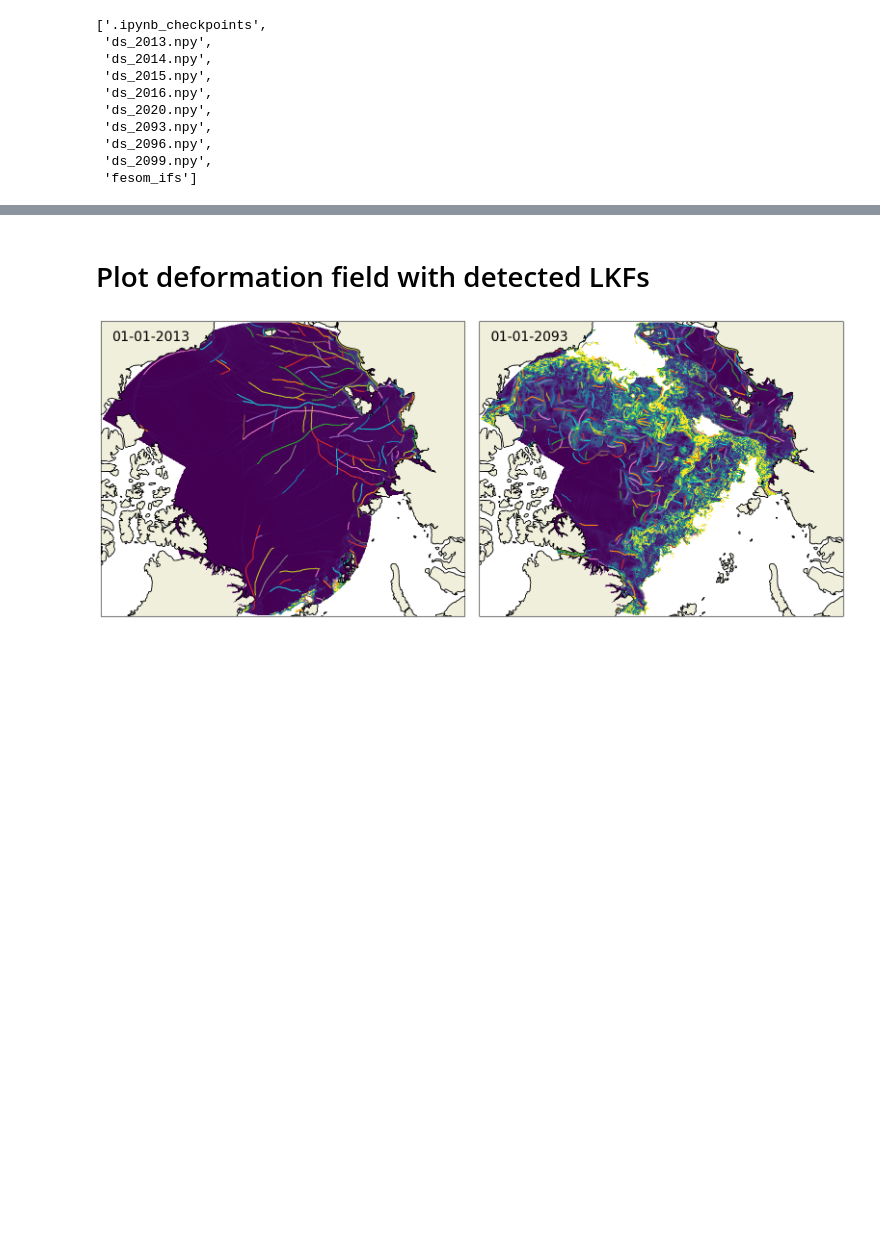
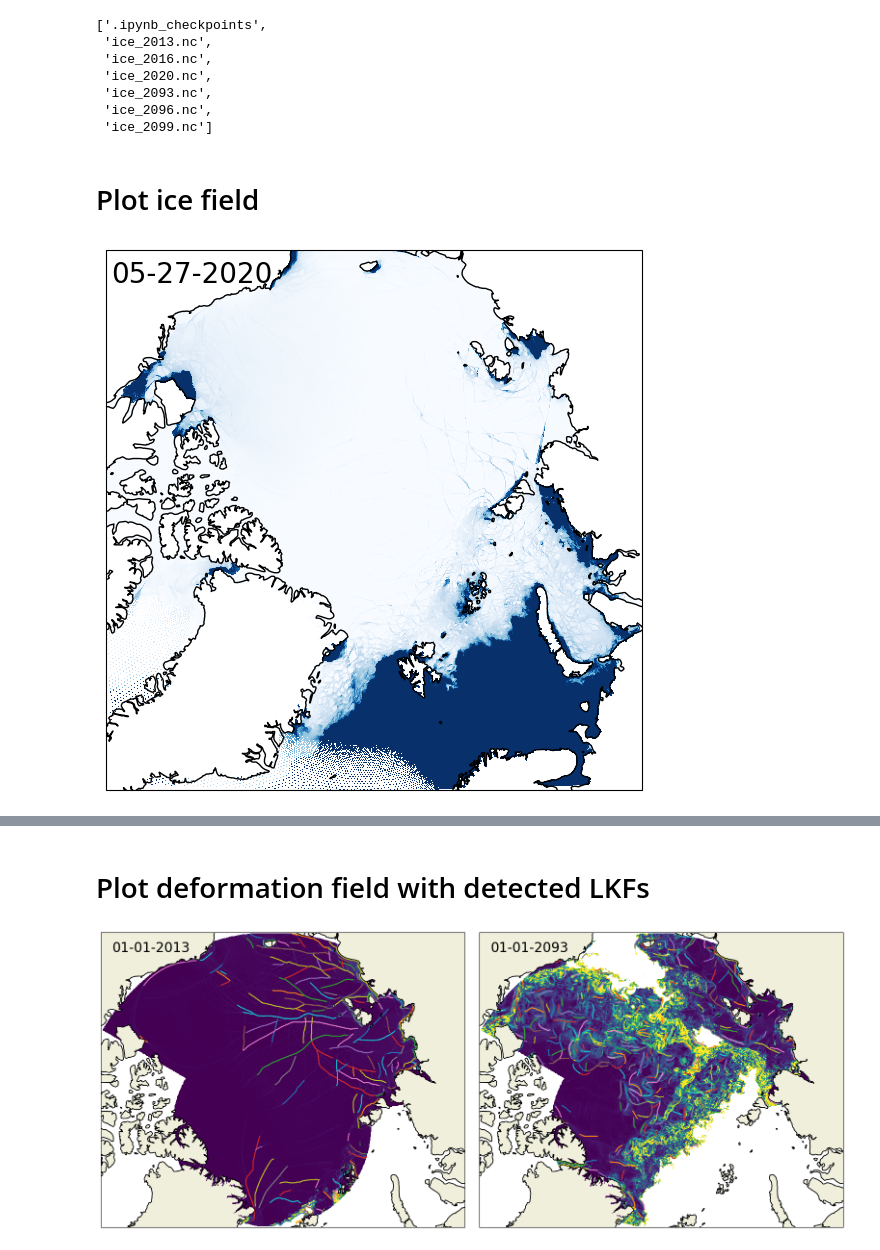
Before and after one commit to jpgaertner/lkf_detection, a Jupyter notebook: plot.ipynb, the cells around one changed output, grey strips where cells are left out. Drawn from its saved outputs; the diff is of its cells as text; code cells hidden in the pictures; blank space fills up the shorter version.

```diff
--- a/plot.ipynb
+++ b/plot.ipynb
@@ -17,17 +17,43 @@ path_ds   = base_path + 'lkf_datasets/daily_data/'
 path_imgs = base_path + 'imgs/'
 path_gifs = base_path + 'imgs/gifs/'
 # %%
-lst = os.listdir(path_ds)
+lst = os.listdir(path_ice)
 lst.sort()
 lst
 # %% [output]
 ['.ipynb_checkpoints',
- 'ds_2013.npy',
- 'ds_2014.npy',
- 'ds_2015.npy',
- 'ds_2016.npy',
- 'ds_2020.npy',
- 'ds_2093.npy',
- 'ds_2096.npy',
- 'ds_2099.npy',
- 'fesom_ifs']
+ 'ice_2013.nc',
+ 'ice_2016.nc',
+ 'ice_2020.nc',
+ 'ice_2093.nc',
+ 'ice_2096.nc',
+ 'ice_2099.nc']
+# %% [markdown]
+# Plot ice field
+# %%
+i = 147
+year = 2020
+# %%
+fig = plt.figure(figsize=[6, 6])
+
+ice_file = xr.open_dataset(path_ice + f'ice_{year}.nc')
+
+ax = plt.subplot(111, projection=ccrs.Orthographic(0, 90))
+ax.coastlines()
+#ax.add_feature(cartopy.feature.LAND, zorder=0, edgecolor='black')
+ax.pcolormesh(ice_file.ULON, ice_file.ULAT,
+                   ice_file.A.isel(time=i),
+                   cmap = 'Blues_r',
+                   vmin=0,vmax=1,
+                   transform=ccrs.PlateCarree())
+
+day = str(i+1)
+day.rjust(3 + len(day), '0')
+res = datetime.strptime(f'{year}-{day}', "%Y-%j").strftime("%m-%d-%Y")
+
+ax.text(0.01, 0.98, f'{res}', transform=ax.transAxes, fontsize=20,
+    verticalalignment='top')
+
+fig.tight_layout()
+# %% [output]
+[figure, added]
```
Also changed, not shown: parts of 9 cells of this notebook.
